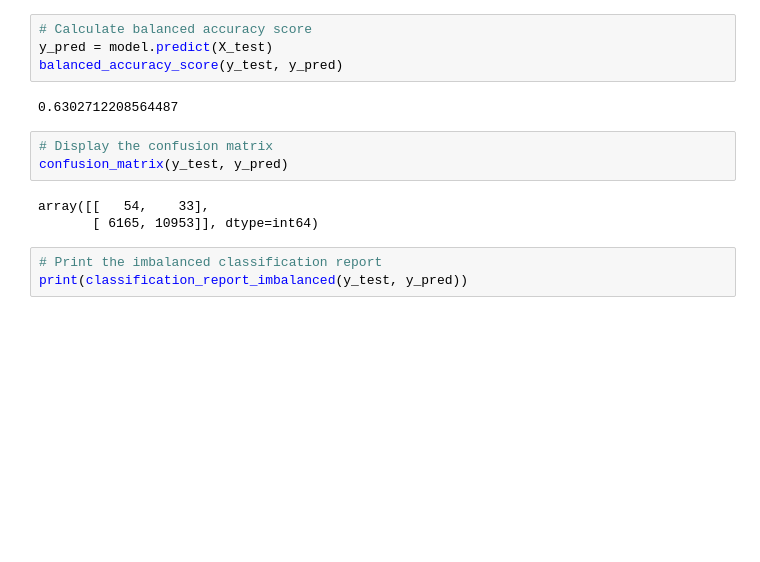
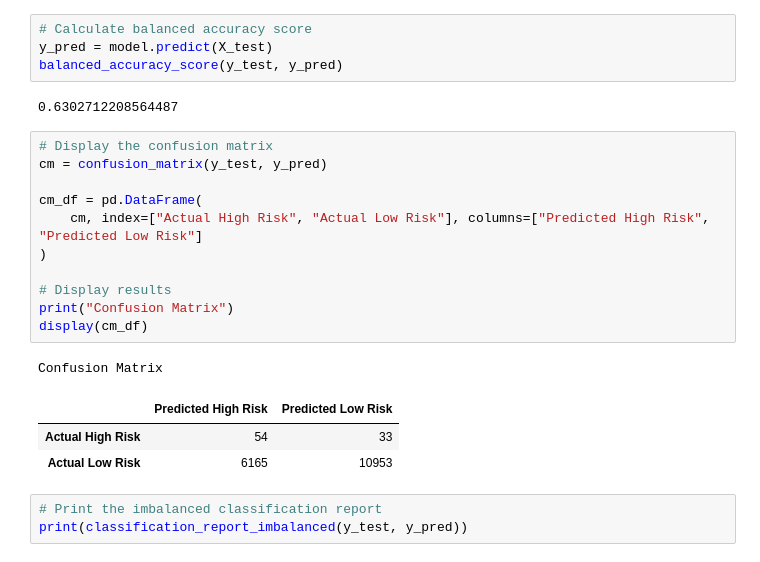
Before and after one commit to Christy-cyber/Credit_Risk_Analysis, a Jupyter notebook: Notebook/credit_risk_resampling.ipynb, the cells around one changed output. Saved outputs shown, nothing was run; the diff lists cells and outputs as text; blank space fills up the shorter version.

```diff
--- a/Notebook/credit_risk_resampling.ipynb
+++ b/Notebook/credit_risk_resampling.ipynb
@@ -258,12 +268,22 @@ y_pred = model.predict(X_test)
 balanced_accuracy_score(y_test, y_pred)
 # %% [output]
 0.6302712208564487
-# %%
-# Display the confusion matrix
-confusion_matrix(y_test, y_pred)
-# %% [output]
-array([[   54,    33],
-       [ 6165, 10953]], dtype=int64)
+# %%
+# Display the confusion matrix
+cm = confusion_matrix(y_test, y_pred)
+
+cm_df = pd.DataFrame(
+    cm, index=["Actual High Risk", "Actual Low Risk"], columns=["Predicted High Risk", "Predicted Low Risk"]
+)
+
+# Display results
+print("Confusion Matrix")
+display(cm_df)
+# %% [output]
+Confusion Matrix
+|  | Predicted High Risk | Predicted Low Risk |
+| Actual High Risk | 54 | 33 |
+| Actual Low Risk | 6165 | 10953 |
 # %%
 # Print the imbalanced classification report
 print(classification_report_imbalanced(y_test, y_pred))
```
Also changed, not shown: parts of 17 cells of this notebook.
